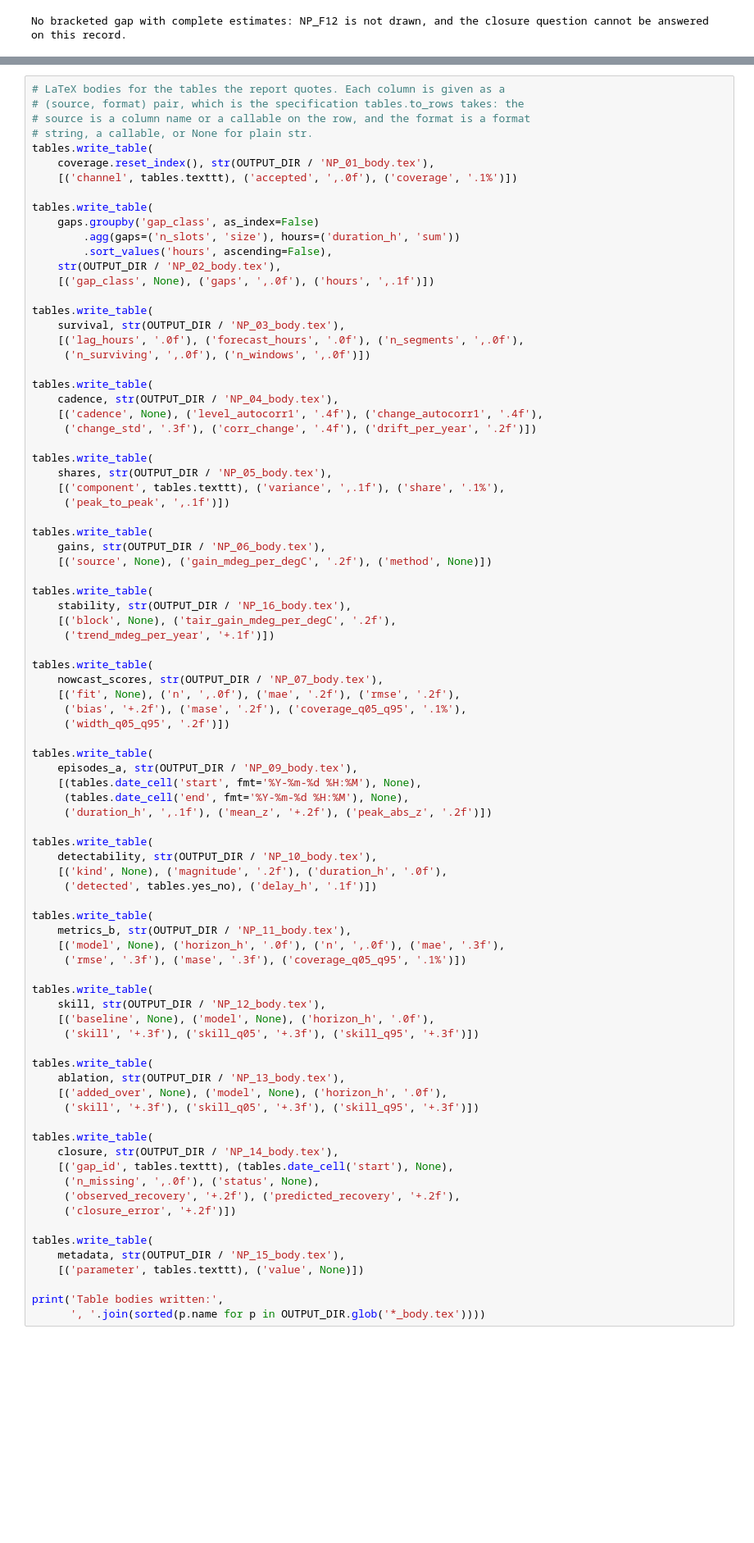
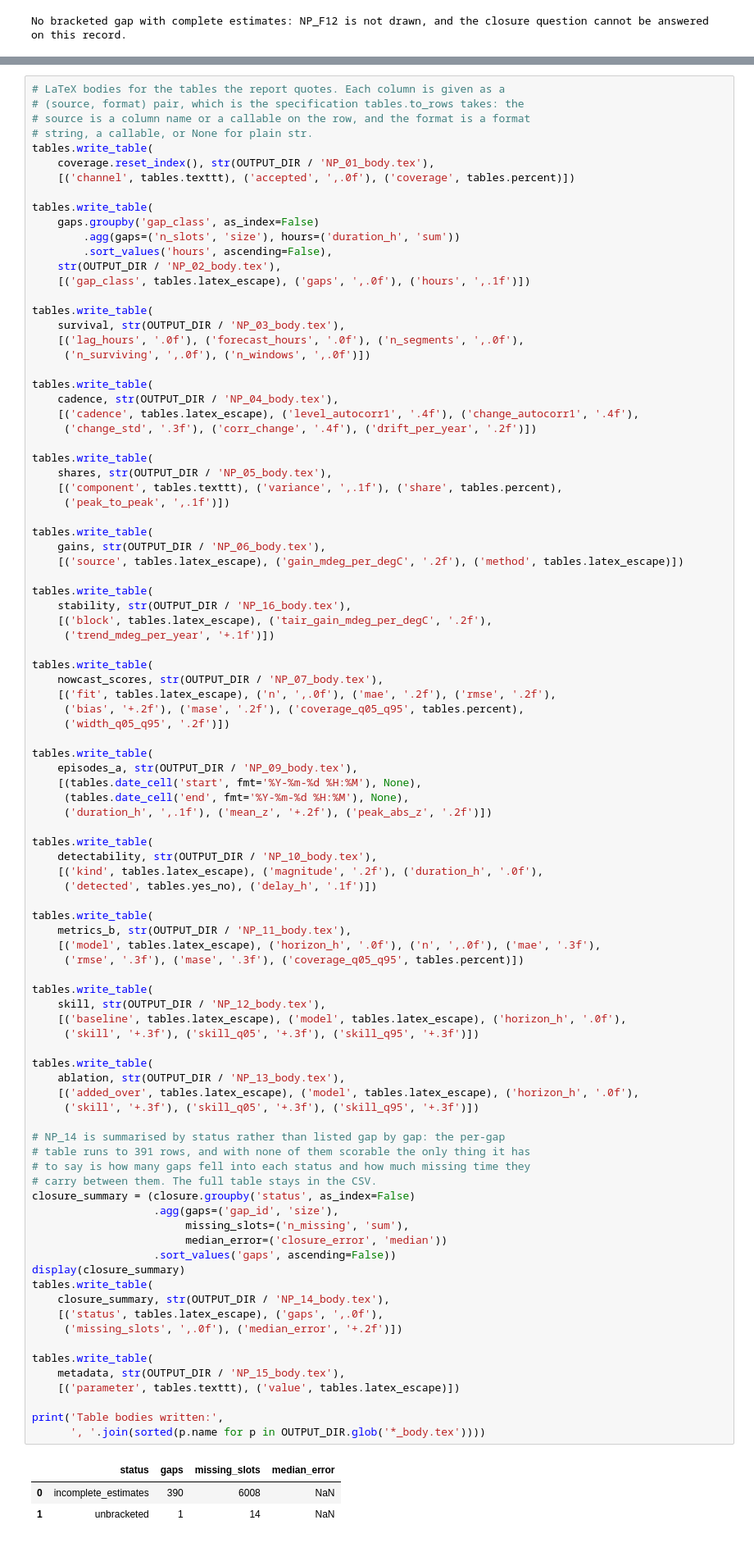
Before and after one commit to eugeniomoreira-iaud/neuralprophet-shm, a Jupyter notebook: studies/04_neuralprophet_inclination_prediction/neuralprophet_inclination_prediction_study.ipynb, the cells around one changed output, grey strips where cells are left out. Shown at 82% size. Saved outputs shown, nothing was run; the diff lists cells and outputs as text; blank space fills up the shorter version.

```diff
--- a/studies/04_neuralprophet_inclination_prediction/neuralprophet_inclination_prediction_study.ipynb
+++ b/studies/04_neuralprophet_inclination_prediction/neuralprophet_inclination_prediction_study.ipynb
@@ -1793,14 +1793,14 @@ display(metadata)
 # string, a callable, or None for plain str.
 tables.write_table(
     coverage.reset_index(), str(OUTPUT_DIR / 'NP_01_body.tex'),
-    [('channel', tables.texttt), ('accepted', ',.0f'), ('coverage', '.1%')])
+    [('channel', tables.texttt), ('accepted', ',.0f'), ('coverage', tables.percent)])
 
 tables.write_table(
     gaps.groupby('gap_class', as_index=False)
         .agg(gaps=('n_slots', 'size'), hours=('duration_h', 'sum'))
         .sort_values('hours', ascending=False),
     str(OUTPUT_DIR / 'NP_02_body.tex'),
-    [('gap_class', None), ('gaps', ',.0f'), ('hours', ',.1f')])
+    [('gap_class', tables.latex_escape), ('gaps', ',.0f'), ('hours', ',.1f')])
 
 tables.write_table(
     survival, str(OUTPUT_DIR / 'NP_03_body.tex'),
@@ -1809,67 +1809,78 @@ tables.write_table(
 
 tables.write_table(
     cadence, str(OUTPUT_DIR / 'NP_04_body.tex'),
-    [('cadence', None), ('level_autocorr1', '.4f'), ('change_autocorr1', '.4f'),
+    [('cadence', tables.latex_escape), ('level_autocorr1', '.4f'), ('change_autocorr1', '.4f'),
      ('change_std', '.3f'), ('corr_change', '.4f'), ('drift_per_year', '.2f')])
 
 tables.write_table(
     shares, str(OUTPUT_DIR / 'NP_05_body.tex'),
-    [('component', tables.texttt), ('variance', ',.1f'), ('share', '.1%'),
+    [('component', tables.texttt), ('variance', ',.1f'), ('share', tables.percent),
      ('peak_to_peak', ',.1f')])
 
 tables.write_table(
     gains, str(OUTPUT_DIR / 'NP_06_body.tex'),
-    [('source', None), ('gain_mdeg_per_degC', '.2f'), ('method', None)])
+    [('source', tables.latex_escape), ('gain_mdeg_per_degC', '.2f'), ('method', tables.latex_escape)])
 
 tables.write_table(
     stability, str(OUTPUT_DIR / 'NP_16_body.tex'),
-    [('block', None), ('tair_gain_mdeg_per_degC', '.2f'),
+    [('block', tables.latex_escape), ('tair_gain_mdeg_per_degC', '.2f'),
      ('trend_mdeg_per_year', '+.1f')])
 
 tables.write_table(
     nowcast_scores, str(OUTPUT_DIR / 'NP_07_body.tex'),
-    [('fit', None), ('n', ',.0f'), ('mae', '.2f'), ('rmse', '.2f'),
-     ('bias', '+.2f'), ('mase', '.2f'), ('coverage_q05_q95', '.1%'),
+    [('fit', tables.latex_escape), ('n', ',.0f'), ('mae', '.2f'), ('rmse', '.2f'),
+     ('bias', '+.2f'), ('mase', '.2f'), ('coverage_q05_q95', tables.percent),
      ('width_q05_q95', '.2f')])
 
 tables.write_table(
     episodes_a, str(OUTPUT_DIR / 'NP_09_body.tex'),
     [(tables.date_cell('start', fmt='%Y-%m-%d %H:%M'), None),
      (tables.date_cell('end', fmt='%Y-%m-%d %H:%M'), None),
      ('duration_h', ',.1f'), ('mean_z', '+.2f'), ('peak_abs_z', '.2f')])
 
 tables.write_table(
     detectability, str(OUTPUT_DIR / 'NP_10_body.tex'),
-    [('kind', None), ('magnitude', '.2f'), ('duration_h', '.0f'),
+    [('kind', tables.latex_escape), ('magnitude', '.2f'), ('duration_h', '.0f'),
      ('detected', tables.yes_no), ('delay_h', '.1f')])
 
 tables.write_table(
     metrics_b, str(OUTPUT_DIR / 'NP_11_body.tex'),
-    [('model', None), ('horizon_h', '.0f'), ('n', ',.0f'), ('mae', '.3f'),
-     ('rmse', '.3f'), ('mase', '.3f'), ('coverage_q05_q95', '.1%')])
+    [('model', tables.latex_escape), ('horizon_h', '.0f'), ('n', ',.0f'), ('mae', '.3f'),
+     ('rmse', '.3f'), ('mase', '.3f'), ('coverage_q05_q95', tables.percent)])
 
 tables.write_table(
     skill, str(OUTPUT_DIR / 'NP_12_body.tex'),
-    [('baseline', None), ('model', None), ('horizon_h', '.0f'),
+    [('baseline', tables.latex_escape), ('model', tables.latex_escape), ('horizon_h', '.0f'),
      ('skill', '+.3f'), ('skill_q05', '+.3f'), ('skill_q95', '+.3f')])
 
 tables.write_table(
     ablation, str(OUTPUT_DIR / 'NP_13_body.tex'),
-    [('added_over', None), ('model', None), ('horizon_h', '.0f'),
+    [('added_over', tables.latex_escape), ('model', tables.latex_escape), ('horizon_h', '.0f'),
      ('skill', '+.3f'), ('skill_q05', '+.3f'), ('skill_q95', '+.3f')])
 
+# NP_14 is summarised by status rather than listed gap by gap: the per-gap
+# table runs to 391 rows, and with none of them scorable the only thing it has
+# to say is how many gaps fell into each status and how much missing time they
+# carry between them. The full table stays in the CSV.
+closure_summary = (closure.groupby('status', as_index=False)
+                   .agg(gaps=('gap_id', 'size'),
+                        missing_slots=('n_missing', 'sum'),
+                        median_error=('closure_error', 'median'))
+                   .sort_values('gaps', ascending=False))
+display(closure_summary)
 tables.write_table(
-    closure, str(OUTPUT_DIR / 'NP_14_body.tex'),
-    [('gap_id', tables.texttt), (tables.date_cell('start'), None),
-     ('n_missing', ',.0f'), ('status', None),
-     ('observed_recovery', '+.2f'), ('predicted_recovery', '+.2f'),
-     ('closure_error', '+.2f')])
+    closure_summary, str(OUTPUT_DIR / 'NP_14_body.tex'),
+    [('status', tables.latex_escape), ('gaps', ',.0f'),
+     ('missing_slots', ',.0f'), ('median_error', '+.2f')])
 
 tables.write_table(
     metadata, str(OUTPUT_DIR / 'NP_15_body.tex'),
-    [('parameter', tables.texttt), ('value', None)])
+    [('parameter', tables.texttt), ('value', tables.latex_escape)])
 
 print('Table bodies written:',
       ', '.join(sorted(p.name for p in OUTPUT_DIR.glob('*_body.tex'))))
 # %% [output]
+|  | status | gaps | missing_slots | median_error |
+| 0 | incomplete_estimates | 390 | 6008 | NaN |
+| 1 | unbracketed | 1 | 14 | NaN |
 Table bodies written: NP_01_body.tex, NP_02_body.tex, NP_03_body.tex, NP_04_body.tex, NP_05_body.tex, NP_06_body.tex, NP_07_body.tex, NP_09_body.tex, NP_10_body.tex, NP_11_body.tex, NP_12_body.tex, NP ...
```
Also changed, not shown: 7 other files.
